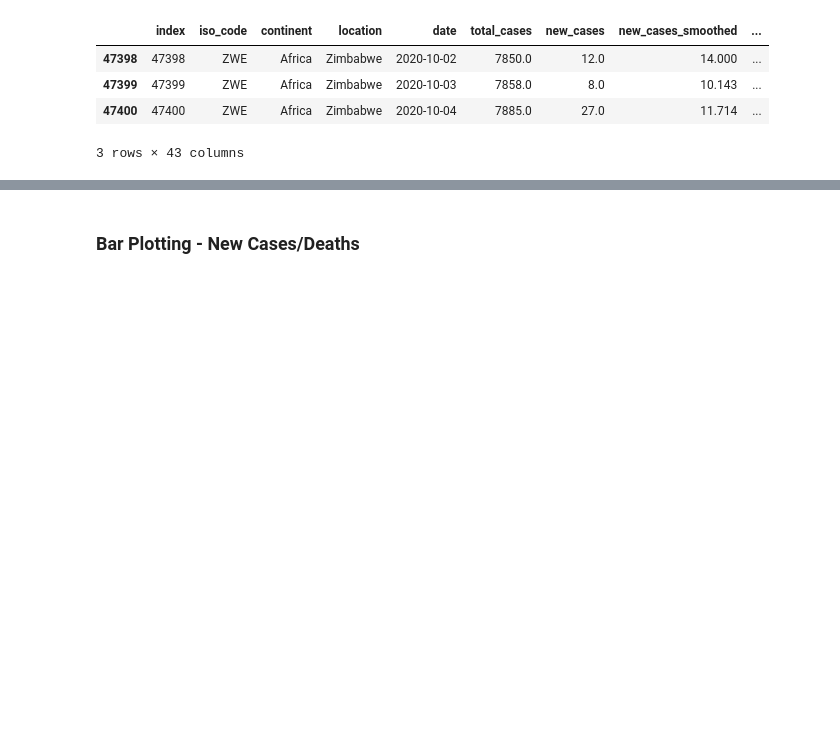
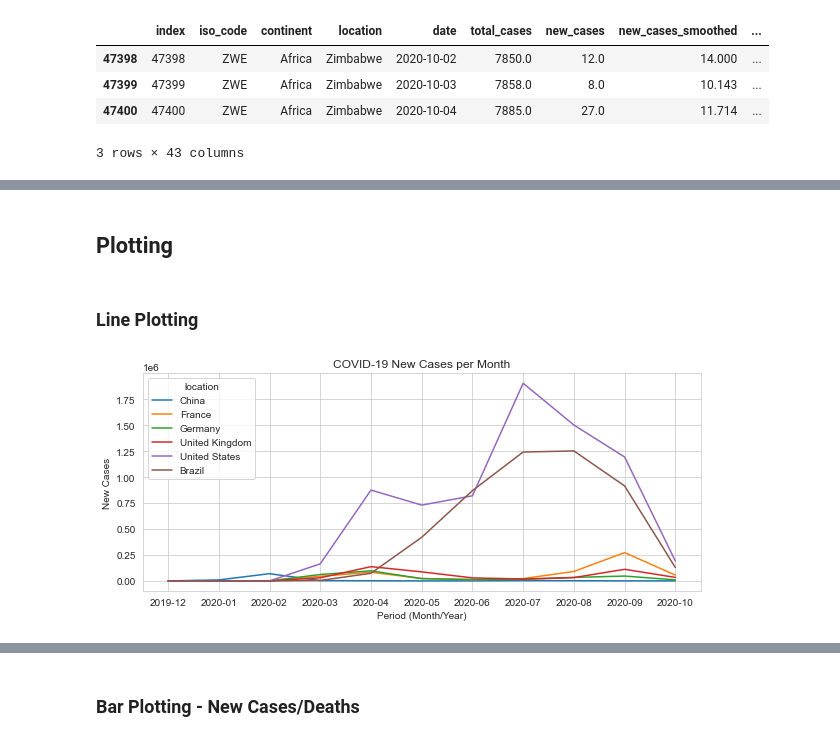
Before and after one commit to iobruno/kaggle-data-vis, a Jupyter notebook: notebooks/covid-19_analysis.ipynb, the cells around one changed output, grey strips where cells are left out. Saved outputs shown, nothing was run; the diff lists cells and outputs as text; code cells hidden in the pictures; blank space fills up the shorter version.

Commit message:
incl. line charts on covid-19

```diff
--- a/notebooks/covid-19_analysis.ipynb
+++ b/notebooks/covid-19_analysis.ipynb
@@ -55,0 +63,2 @@ covid_df.head(3)
+# %% [markdown]
+## Plotting
@@ -55,0 +72,17 @@ covid_df.head(3)
+# %% [markdown]
+### Line Plotting
+# %%
+sns.set_style("whitegrid")
+plt.figure(figsize=(10, 4))
+
+sns.lineplot(x='year_month',
+             y='new_cases',
+             data=df,
+             hue='location')
+
+plt.xlabel("Period (Month/Year)")
+plt.ylabel("New Cases")
+plt.title(f"COVID-19 New Cases per Month")
+plt.show()
+# %% [output]
+[figure, added]
```
Also changed, not shown: parts of 11 cells of this notebook.
